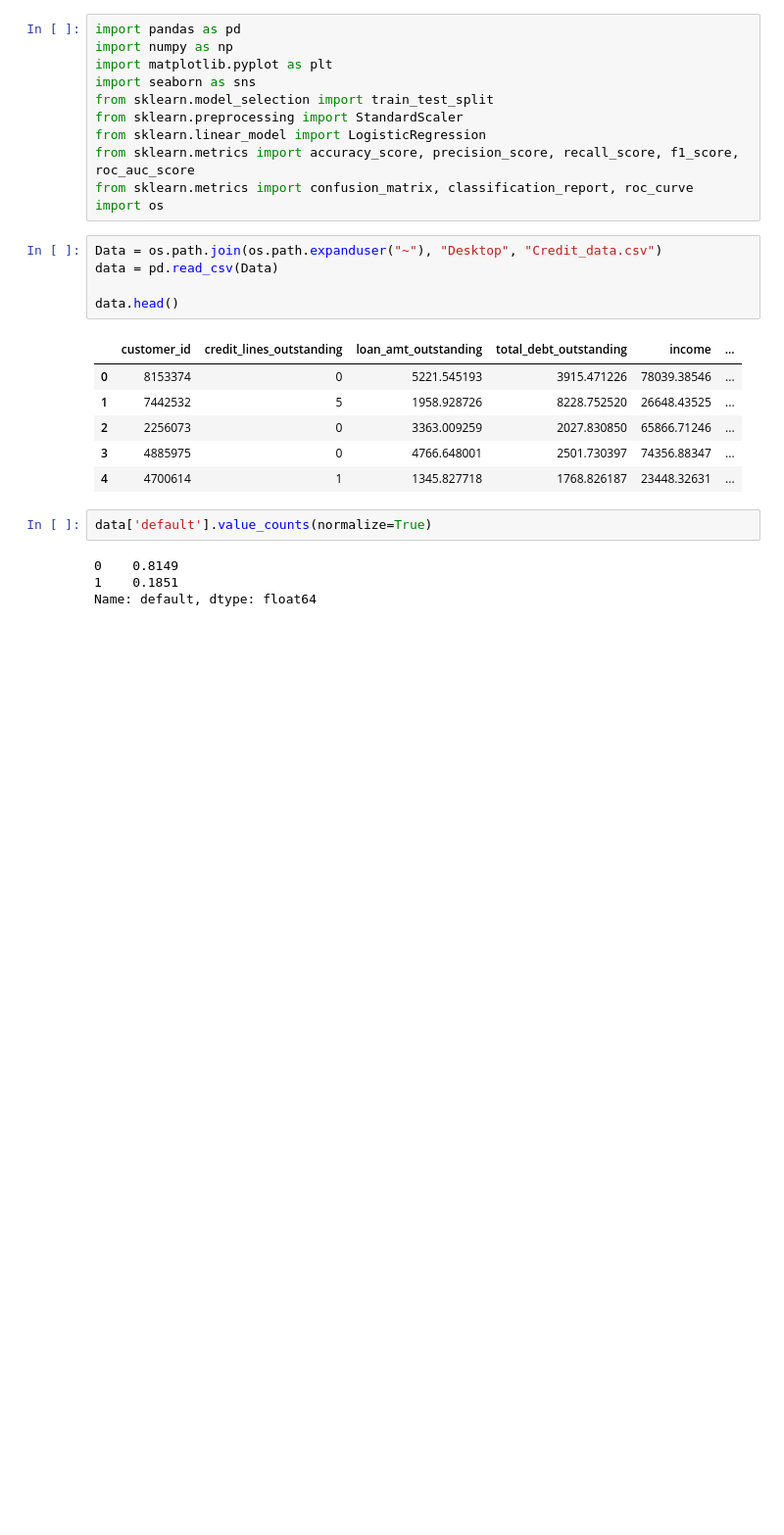
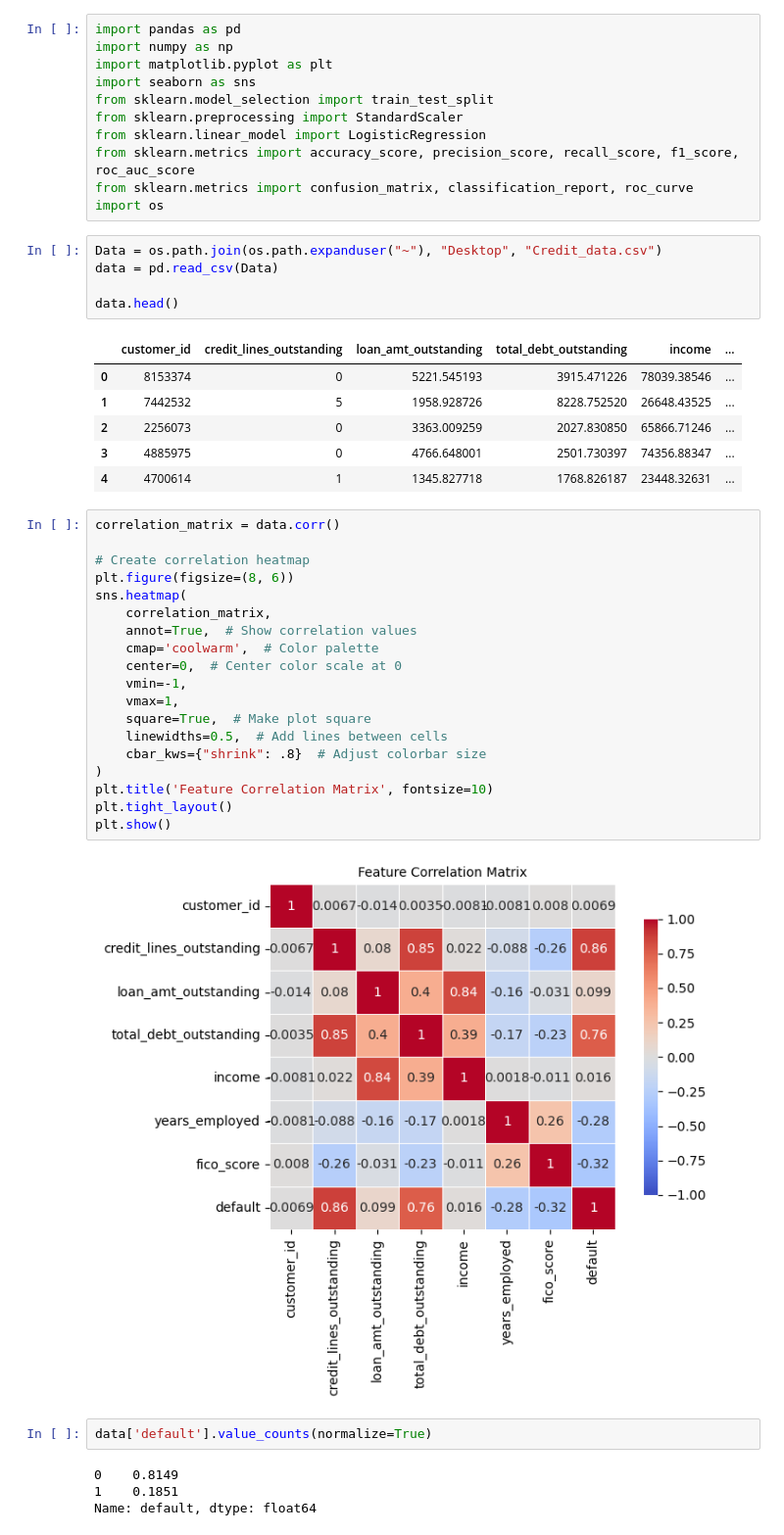
Before and after one commit to sid-kon/Credit-Risk-Analysis, a Jupyter notebook: LogisticModel.ipynb, the cells around one changed output. Shown: that part at 98% size. Drawn from its saved outputs; the diff is of its cells as text; blank space fills up the shorter version.

```diff
--- a/LogisticModel.ipynb
+++ b/LogisticModel.ipynb
@@ -21,6 +21,27 @@ data.head()
 | 2 | 2256073 | 0 | 3363.009259 | 2027.830850 | 65866.71246 | ... |
 | 3 | 4885975 | 0 | 4766.648001 | 2501.730397 | 74356.88347 | ... |
 | 4 | 4700614 | 1 | 1345.827718 | 1768.826187 | 23448.32631 | ... |
+# %%
+correlation_matrix = data.corr()
+
+# Create correlation heatmap
+plt.figure(figsize=(8, 6))
+sns.heatmap(
+    correlation_matrix,
+    annot=True,  # Show correlation values
+    cmap='coolwarm',  # Color palette
+    center=0,  # Center color scale at 0
+    vmin=-1,
+    vmax=1,
+    square=True,  # Make plot square
+    linewidths=0.5,  # Add lines between cells
+    cbar_kws={"shrink": .8}  # Adjust colorbar size
+)
+plt.title('Feature Correlation Matrix', fontsize=10)
+plt.tight_layout()
+plt.show()
+# %% [output]
+[figure, added]
 # %%
 data['default'].value_counts(normalize=True)
 # %% [output]
```
